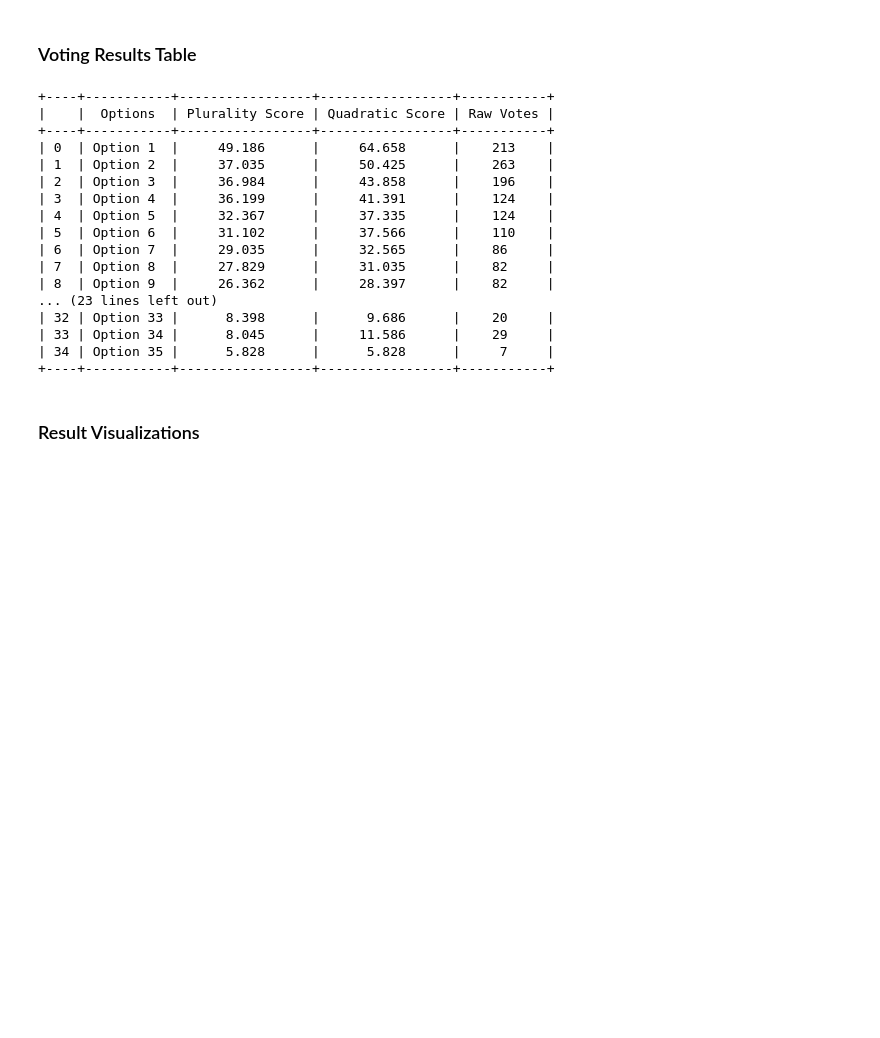
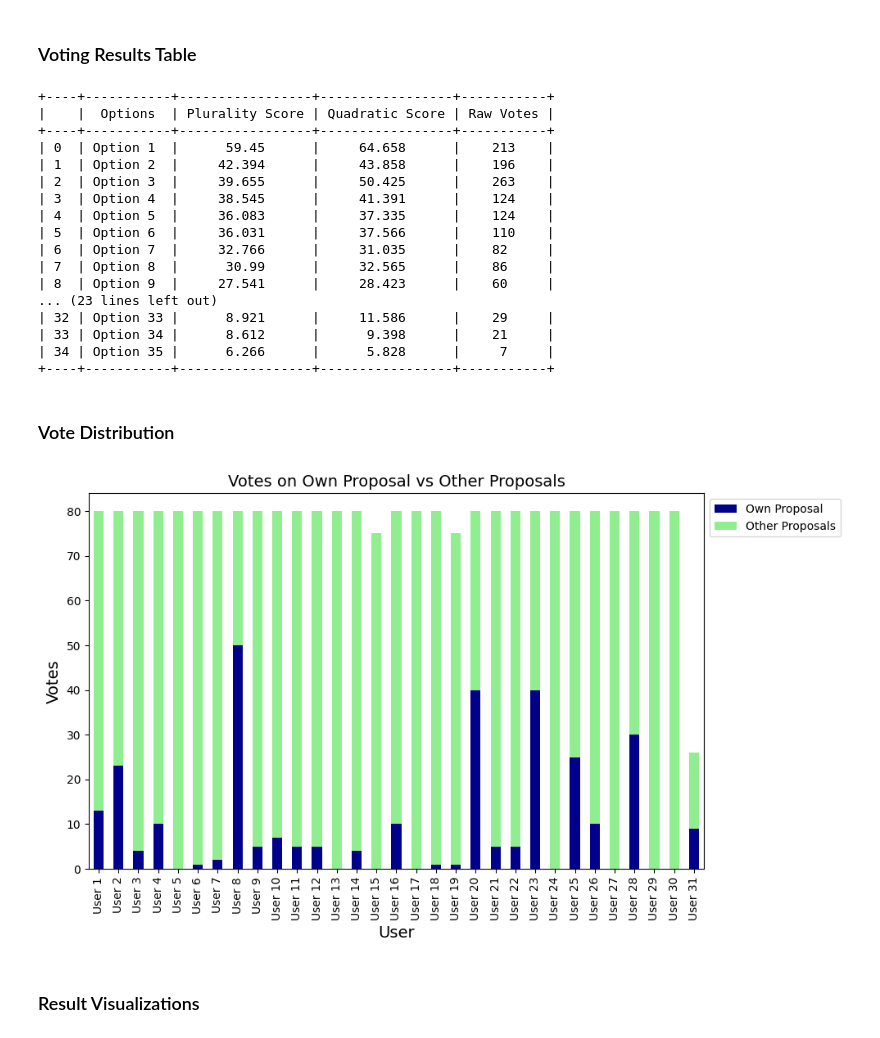
Before and after one commit to lexicongovernance/gov-research, a Jupyter notebook: berlin-analysis/analysis.ipynb, the cells around one changed output. Drawn from its saved outputs; the diff is of its cells as text; code cells hidden in the pictures; blank space fills up the shorter version.

Commit message:
evaluate vote distribution

```diff
--- a/berlin-analysis/analysis.ipynb
+++ b/berlin-analysis/analysis.ipynb
@@ -87,7 +87,7 @@ headers = ['Options', 'Plurality Score', 'Quadratic Score', 'Raw Votes']
 
 option_counter = 1
 
-for option, data in sorted_results_dict_with_ranks_without_research_groups.items():
+for option, data in sorted_results_dict_with_ranks.items():
     row = [f'Option {option_counter}']
     for category in ['pluralityScore', 'quadraticScore', 'totalRawVotes']:
         row.append(round(data[category]['score'], 3))
@@ -103,17 +103,19 @@ print(tabulate(df, headers='keys', tablefmt='pretty'))
 +----+-----------+-----------------+-----------------+-----------+
 |    |  Options  | Plurality Score | Quadratic Score | Raw Votes |
 +----+-----------+-----------------+-----------------+-----------+
-| 0  | Option 1  |     49.186      |     64.658      |    213    |
-| 1  | Option 2  |     37.035      |     50.425      |    263    |
-| 2  | Option 3  |     36.984      |     43.858      |    196    |
-| 3  | Option 4  |     36.199      |     41.391      |    124    |
-| 4  | Option 5  |     32.367      |     37.335      |    124    |
-| 5  | Option 6  |     31.102      |     37.566      |    110    |
-| 6  | Option 7  |     29.035      |     32.565      |    86     |
-| 7  | Option 8  |     27.829      |     31.035      |    82     |
-| 8  | Option 9  |     26.362      |     28.397      |    82     |
+| 0  | Option 1  |      59.45      |     64.658      |    213    |
+| 1  | Option 2  |     42.394      |     43.858      |    196    |
+| 2  | Option 3  |     39.655      |     50.425      |    263    |
+| 3  | Option 4  |     38.545      |     41.391      |    124    |
+| 4  | Option 5  |     36.083      |     37.335      |    124    |
+| 5  | Option 6  |     36.031      |     37.566      |    110    |
+| 6  | Option 7  |     32.766      |     31.035      |    82     |
+| 7  | Option 8  |      30.99      |     32.565      |    86     |
+| 8  | Option 9  |     27.541      |     28.423      |    60     |
 ... (23 lines left out)
-| 32 | Option 33 |      8.398      |      9.686      |    20     |
-| 33 | Option 34 |      8.045      |     11.586      |    29     |
-| 34 | Option 35 |      5.828      |      5.828      |     7     |
+| 32 | Option 33 |      8.921      |     11.586      |    29     |
+| 33 | Option 34 |      8.612      |      9.398      |    21     |
+| 34 | Option 35 |      6.266      |      5.828      |     7     |
 +----+-----------+-----------------+-----------------+-----------+
+# %% [markdown]
+### Vote Distribution
@@ -120,3 +138,48 @@ print(tabulate(df, headers='keys', tablefmt='pretty'))
+# %%
+# Calculate the votes for each option owner
+for idx, row in option_owners.iterrows():
+    option_id = row['id']
+    owner_id = row['user_id']
+
+    # Get the votes dictionary for this option
+    votes = results.get(option_id, {})
+
+    # Calculate the number of votes the owner placed on their own option
+    own_votes = votes.get(owner_id, 0)
+
+    # Calculate the sum of votes the owner placed on other options
+    other_votes = 0
+    for option, user_votes in results.items():
+        if option != option_id:
+            other_votes += user_votes.get(owner_id, 0)
+
+    # Update the DataFrame with calculated values
+    option_owners.at[idx, 'own_option'] = own_votes
+    option_owners.at[idx, 'other_options'] = other_votes
+
+# calculate total allocation of hearts
+option_owners['total_allocation'] = option_owners['own_option'] + option_owners['other_options']
+# %%
+# Filter out rows where both own_option and other_options are 0
+filtered_option_owners = option_owners[(option_owners['own_option'] != 0) | (option_owners['other_options'] != 0)].copy()
+
+# Create the bar plot
+fig, ax = plt.subplots(figsize=(10, 6))
+
+filtered_option_owners['user_placeholder'] = ['User ' + str(i + 1) for i in range(len(filtered_option_owners))]
+filtered_option_owners.plot(kind='bar', x='user_placeholder', y=['own_option', 'other_options'], stacked=True, ax=ax, color=['darkBlue', 'lightGreen'])
+
+ax.legend(['Own Proposal', 'Other Proposals'], loc='upper left', bbox_to_anchor=(1, 1))
+ax.set_xlabel('User', fontsize=14)
+ax.set_ylabel('Votes', fontsize=14)
+ax.set_title('Votes on Own Proposal vs Other Proposals', fontsize=14)
+ax.set_xticks(range(len(filtered_option_owners)))
+ax.set_xticklabels(filtered_option_owners['user_placeholder'], rotation=90, ha='center')
+
+plt.tight_layout()
+plt.savefig('plots-and-tables/vote_distribution.png')
+# %% [output]
+[figure, added]
 # %% [markdown]
 ### Result Visualizations
 # %% [markdown]
```
Also changed, not shown: parts of 3 cells of this notebook.
